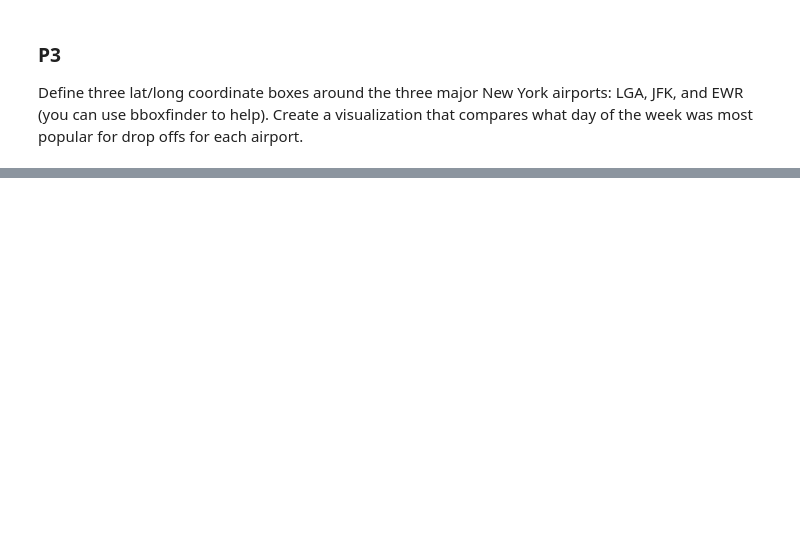
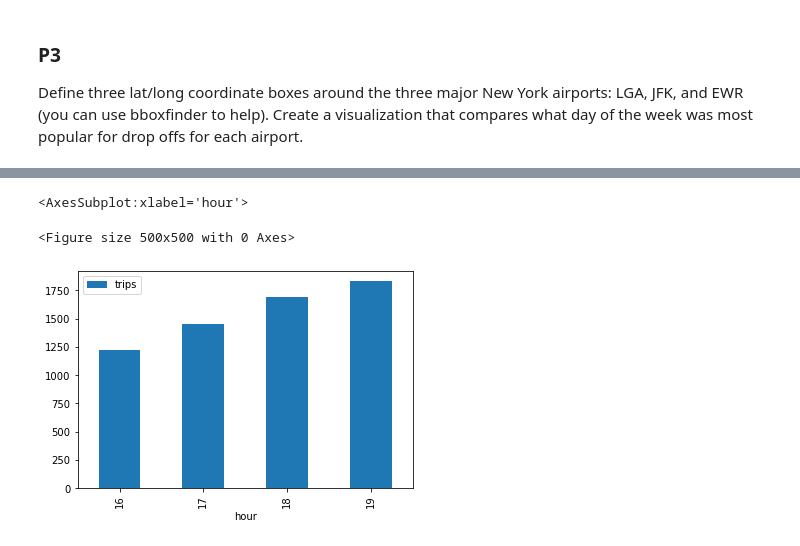
Before and after one commit to NicoleLi822/Final-Project, a Jupyter notebook: Final Project.ipynb, the cells around one changed output, grey strips where cells are left out. Cells and saved outputs as stored; diff of their text form; code cells hidden in the pictures; blank space fills up the shorter version.

```diff
--- a/Final Project.ipynb
+++ b/Final Project.ipynb
@@ -792,0 +1257,18 @@ sns.barplot(data=JFK, x="WeekNumber", y="trips")
+# %%
+QUERY_taxi = """
+SELECT COUNT(*) AS trips, strftime('%H', pickup_datetime) AS hour
+FROM taxi_trips
+WHERE pickup_datetime Between '2014-01-01 00:00:00' and '2015-01-01 00:00:00'
+GROUP BY hour
+"""
+result_taxi = engine.execute(QUERY_taxi).fetchall()
+
+QUERY_sun = """
+
+SELECT strftime('%H', Sunset_Time) AS hour
+FROM sun_time
+
+"""
+
+result_taxi = engine.execute(QUERY_taxi).fetchall()
+result_sun = engine.execute(QUERY_sun).fetchall()
@@ -792,0 +1277,4 @@ sns.barplot(data=JFK, x="WeekNumber", y="trips")
+# %%
+P_taxi = pd.DataFrame(result_taxi)
+P_sun = pd.DataFrame(result_sun)
+P_sun = pd.merge(P_sun, P_taxi, how="left", on="hour")
@@ -792,0 +1283,7 @@ sns.barplot(data=JFK, x="WeekNumber", y="trips")
+# %%
+plt.figure(figsize=(5, 5), dpi=100)
+P_sun.groupby(["hour"]).mean().plot.bar()
+# %% [output]
+<AxesSubplot:xlabel='hour'>
+<Figure size 500x500 with 0 Axes>
+[figure, added]
```
Also changed, not shown: parts of 99 cells of this notebook, 17 other files.
